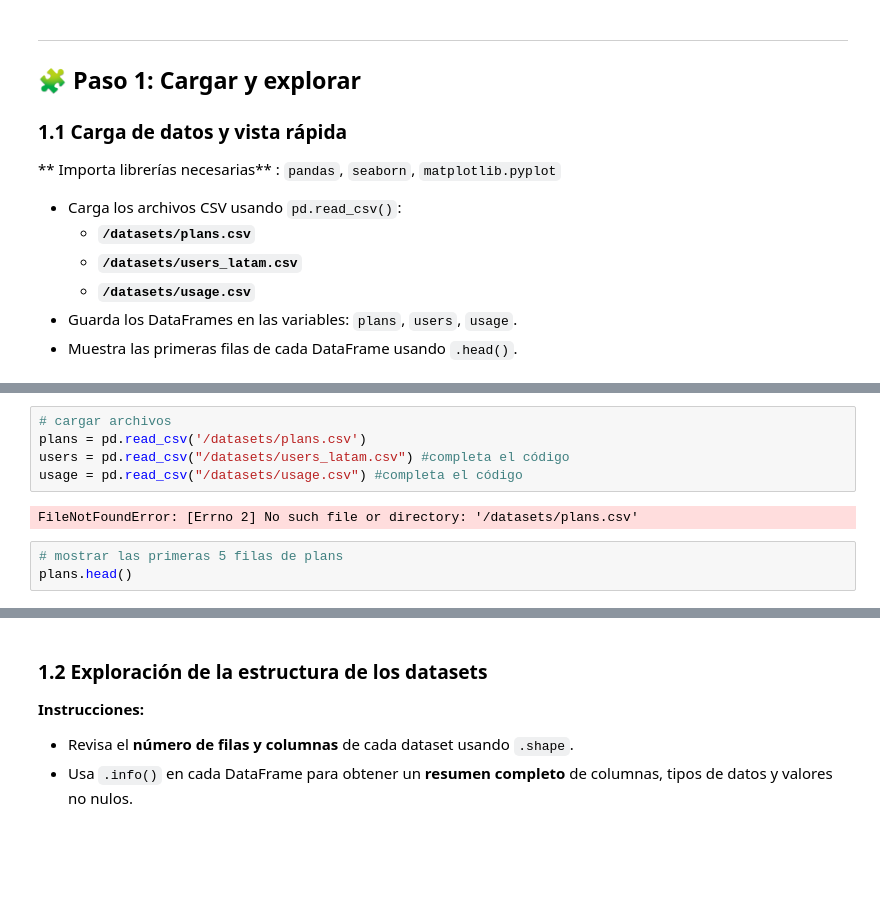
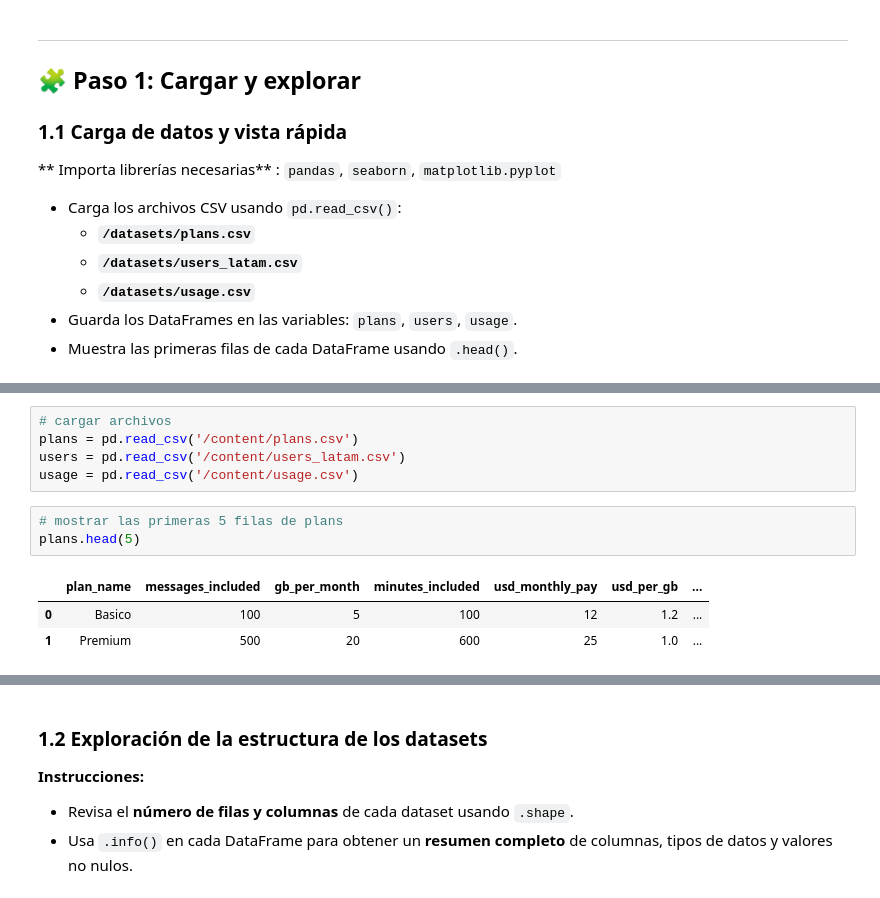
Before and after one commit to aalfonso500-code/Telecom-analysis, a Jupyter notebook: telecom_analysis_project6.ipynb, the cells around one changed output, grey strips where cells are left out. Saved outputs shown, nothing was run; the diff lists cells and outputs as text; blank space fills up the shorter version.

```diff
--- a/telecom_analysis_project6.ipynb
+++ b/telecom_analysis_project6.ipynb
@@ -39,13 +52,15 @@ import numpy as np
 # %%
 # cargar archivos
-plans = pd.read_csv('/datasets/plans.csv')
-users = pd.read_csv("/datasets/users_latam.csv") #completa el código
-usage = pd.read_csv("/datasets/usage.csv") #completa el código
+plans = pd.read_csv('/content/plans.csv')
+users = pd.read_csv('/content/users_latam.csv')
+usage = pd.read_csv('/content/usage.csv')
-# %% [output]
-FileNotFoundError: [Errno 2] No such file or directory: '/datasets/plans.csv'
 # %%
 # mostrar las primeras 5 filas de plans
-plans.head()
+plans.head(5)
+# %% [output]
+|  | plan_name | messages_included | gb_per_month | minutes_included | usd_monthly_pay | usd_per_gb | ... |
+| 0 | Basico | 100 | 5 | 100 | 12 | 1.2 | ... |
+| 1 | Premium | 500 | 20 | 600 | 25 | 1.0 | ... |
 # %%
 # mostrar las primeras 5 filas de users
 users.head(5)
```
Also changed, not shown: parts of 42 cells of this notebook.
